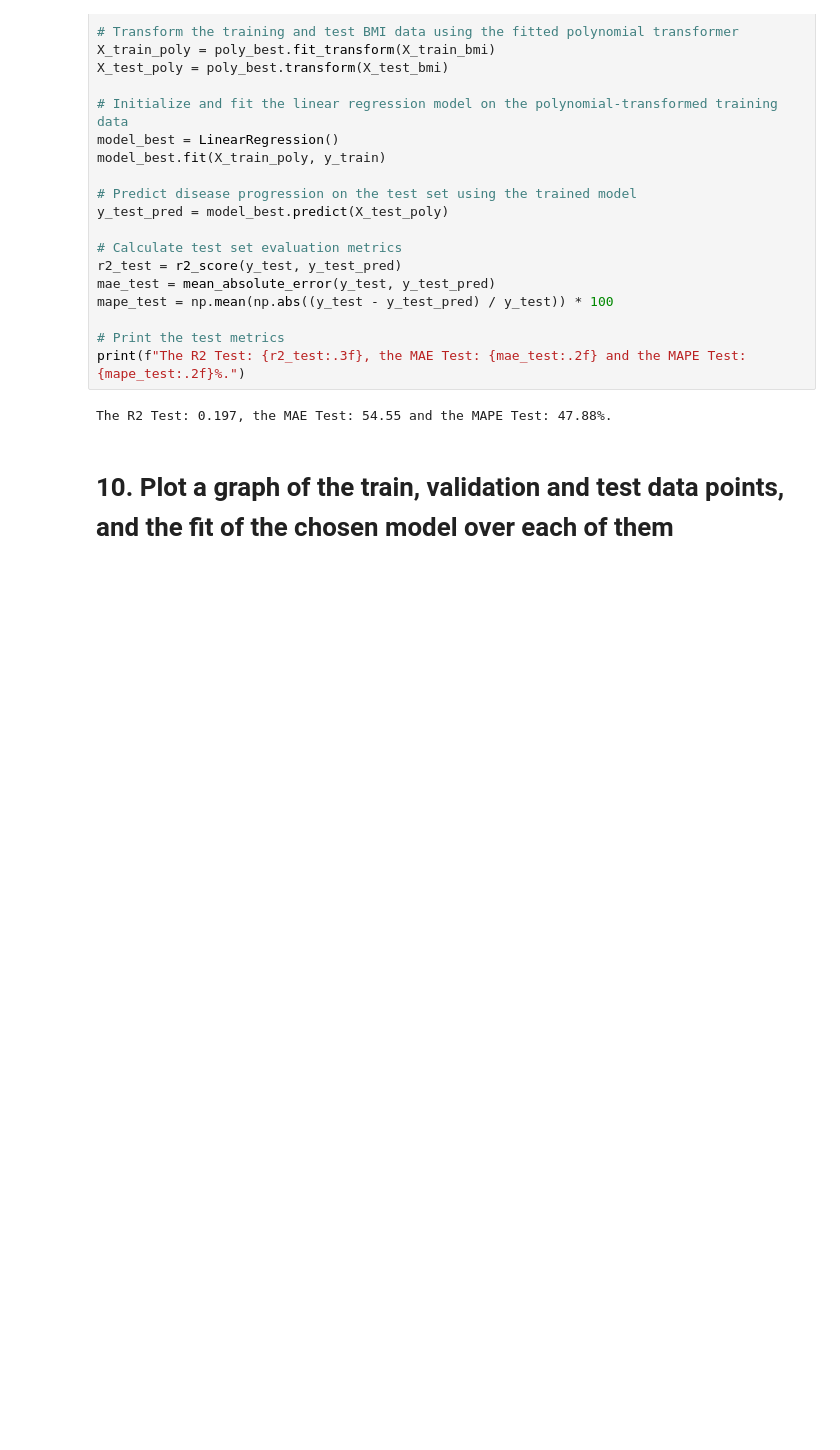
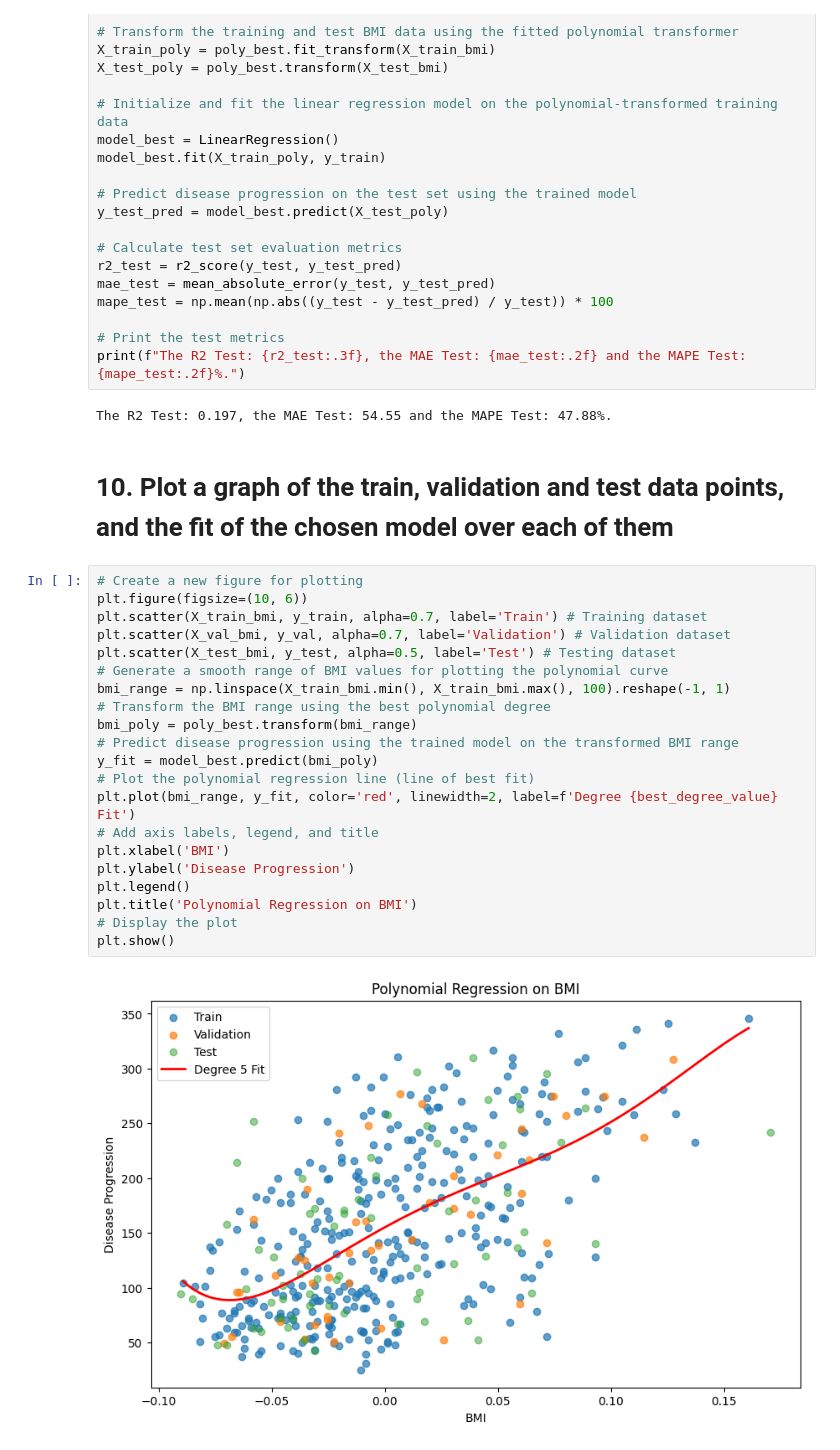
Before and after one commit to theRedeemer997/Practical-Lab-2-CSCN8010-8990691, a Jupyter notebook: lab2.ipynb, the cells around one changed output. Saved outputs shown, nothing was run; the diff lists cells and outputs as text; blank space fills up the shorter version.

Commit message:
10. Plot a graph of the train, validation and test data points, and the fit of the chosen model over each of them

```diff
--- a/lab2.ipynb
+++ b/lab2.ipynb
@@ -320,3 +320,26 @@ print(f"The R2 Test: {r2_test:.3f}, the MAE Test: {mae_test:.2f} and the MAPE Te
 The R2 Test: 0.197, the MAE Test: 54.55 and the MAPE Test: 47.88%.
 # %% [markdown]
 # 10. Plot a graph of the train, validation and test data points, and the fit of the chosen model over each of them
+# %%
+# Create a new figure for plotting
+plt.figure(figsize=(10, 6))
+plt.scatter(X_train_bmi, y_train, alpha=0.7, label='Train') # Training dataset
+plt.scatter(X_val_bmi, y_val, alpha=0.7, label='Validation') # Validation dataset
+plt.scatter(X_test_bmi, y_test, alpha=0.5, label='Test') # Testing dataset
+# Generate a smooth range of BMI values for plotting the polynomial curve
+bmi_range = np.linspace(X_train_bmi.min(), X_train_bmi.max(), 100).reshape(-1, 1)
+# Transform the BMI range using the best polynomial degree
+bmi_poly = poly_best.transform(bmi_range)
+# Predict disease progression using the trained model on the transformed BMI range
+y_fit = model_best.predict(bmi_poly)
+# Plot the polynomial regression line (line of best fit)
+plt.plot(bmi_range, y_fit, color='red', linewidth=2, label=f'Degree {best_degree_value} Fit')
+# Add axis labels, legend, and title
+plt.xlabel('BMI')
+plt.ylabel('Disease Progression')
+plt.legend()
+plt.title('Polynomial Regression on BMI')
+# Display the plot
+plt.show()
+# %% [output]
+[figure, added]
```
Also changed, not shown: parts of 1 cell of this notebook.
